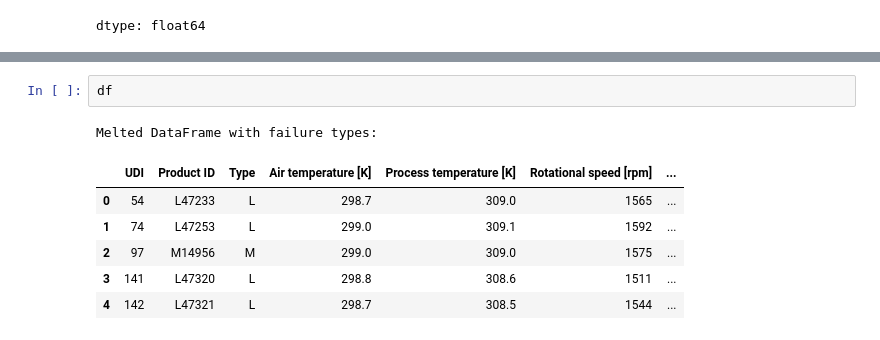
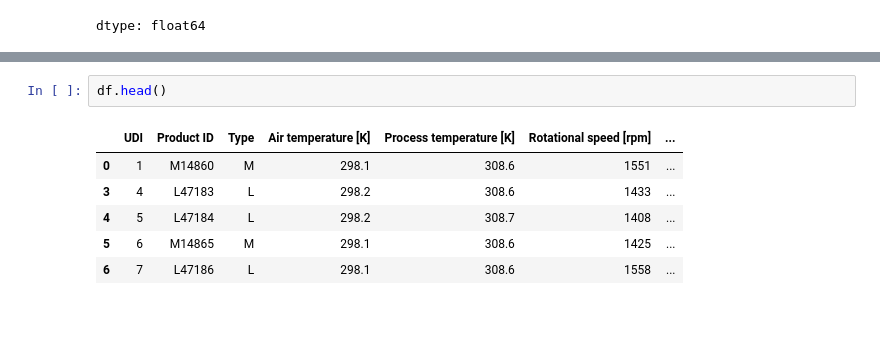
Before and after one commit to Mehdi007bond/Predictive_maintenance_ML, a Jupyter notebook: ML_Predictive_maintenance.ipynb, the cells around one changed output, grey strips where cells are left out. Drawn from its saved outputs; the diff is of its cells as text.

```diff
--- a/ML_Predictive_maintenance.ipynb
+++ b/ML_Predictive_maintenance.ipynb
@@ -234,10 +230,9 @@ Data between 15th and 68th percentile of Torque [Nm]:
 # %%
-df
+df.head()
 # %% [output]
-Melted DataFrame with failure types:
 |  | UDI | Product ID | Type | Air temperature [K] | Process temperature [K] | Rotational speed [rpm] | ... |
-| 0 | 54 | L47233 | L | 298.7 | 309.0 | 1565 | ... |
-| 1 | 74 | L47253 | L | 299.0 | 309.1 | 1592 | ... |
-| 2 | 97 | M14956 | M | 299.0 | 309.0 | 1575 | ... |
-| 3 | 141 | L47320 | L | 298.8 | 308.6 | 1511 | ... |
-| 4 | 142 | L47321 | L | 298.7 | 308.5 | 1544 | ... |
+| 0 | 1 | M14860 | M | 298.1 | 308.6 | 1551 | ... |
+| 3 | 4 | L47183 | L | 298.2 | 308.6 | 1433 | ... |
+| 4 | 5 | L47184 | L | 298.2 | 308.7 | 1408 | ... |
+| 5 | 6 | M14865 | M | 298.1 | 308.6 | 1425 | ... |
+| 6 | 7 | L47186 | L | 298.1 | 308.6 | 1558 | ... |
```
Also changed, not shown: parts of 4 cells of this notebook.
